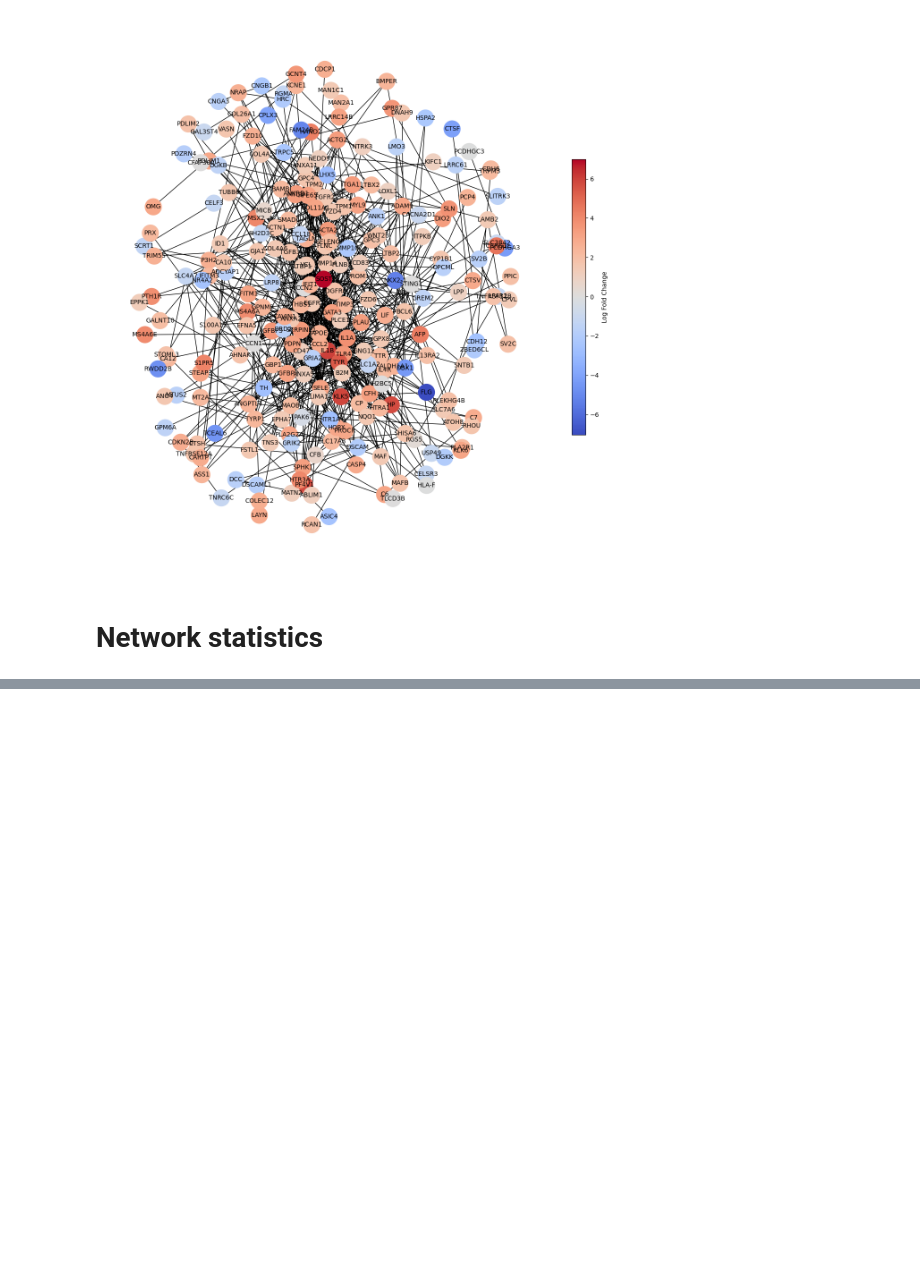
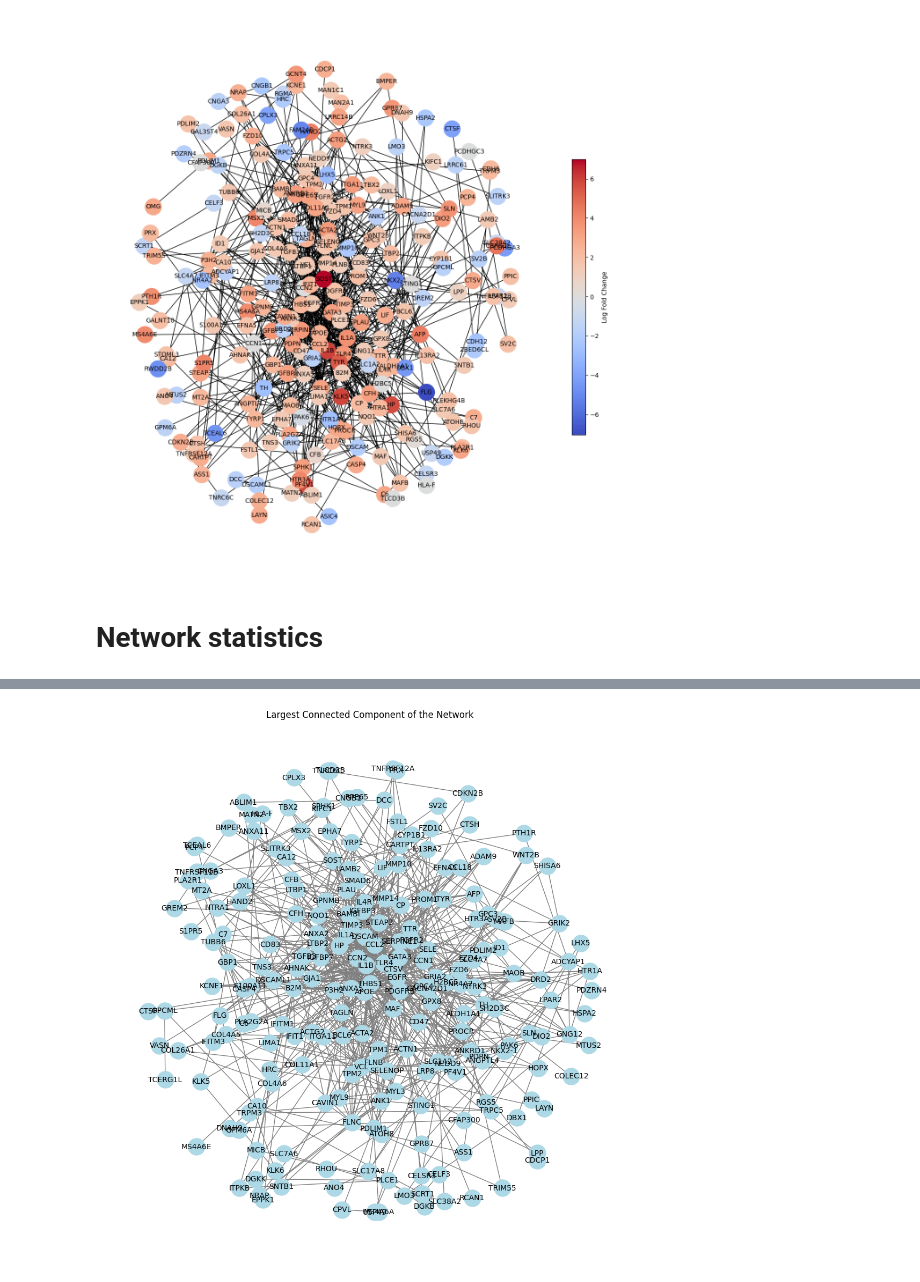
Before and after one commit to geogav/morphophen_networks_spatial, a Jupyter notebook: notebooks/MorphoPhen_Networks.ipynb, the cells around one changed output, grey strips where cells are left out. Cells and saved outputs as stored; diff of their text form; code cells hidden in the pictures; blank space fills up the shorter version.

```diff
--- a/notebooks/MorphoPhen_Networks.ipynb
+++ b/notebooks/MorphoPhen_Networks.ipynb
@@ -353,0 +528,16 @@ plt.show()
+# %%
+# Identify the largest connected component
+largest_cc = max(nx.connected_components(G), key=len)
+
+# Create a subgraph from the largest component
+G_largest = G.subgraph(largest_cc).copy()
+
+# Plot the largest connected component
+plt.figure(figsize=(10, 10))
+pos = nx.spring_layout(G_largest, k=0.5)  # Layout for better spacing
+nx.draw(G_largest, pos, with_labels=True, node_size=500, node_color="lightblue", edge_color="gray", font_size=10)
+
+plt.title("Largest Connected Component of the Network")
+plt.show()
+# %% [output]
+[figure, added]
```
Also changed, not shown: parts of 9 cells of this notebook.
